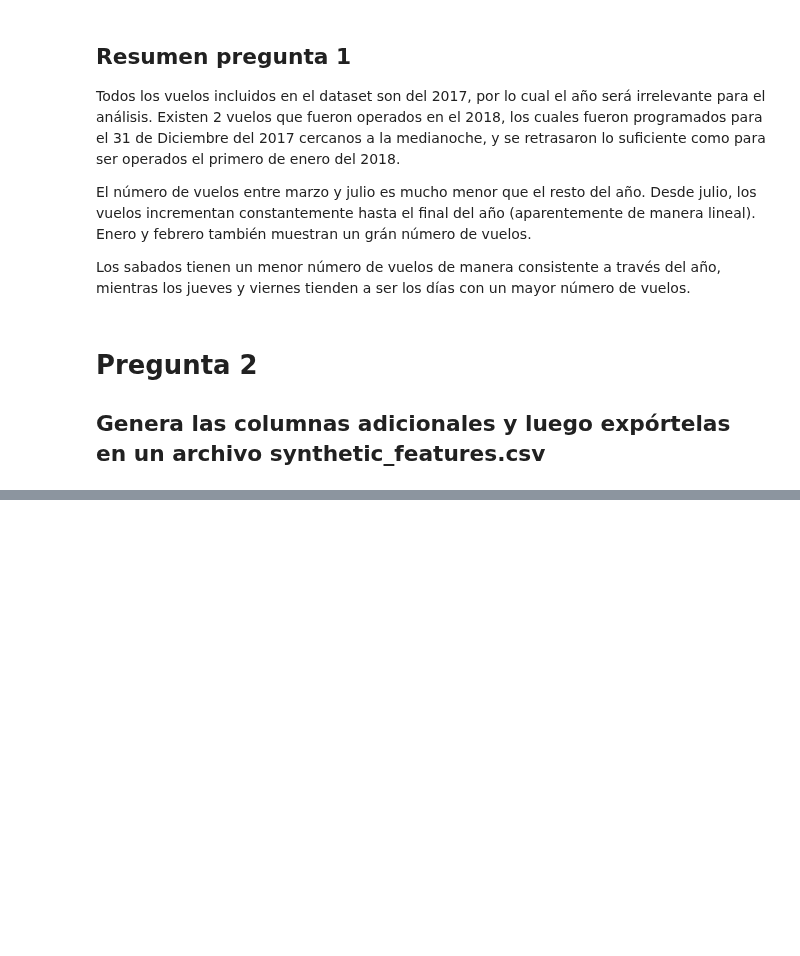
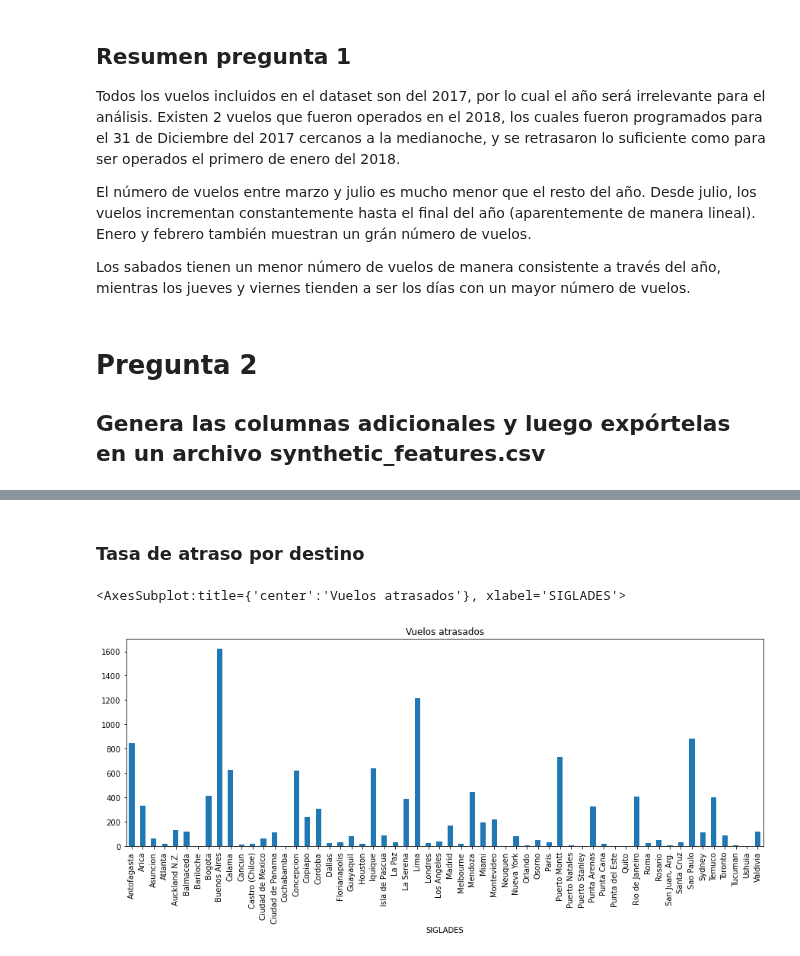
Before and after one commit to AndresFrancoG/desafioDSLatam, a Jupyter notebook: solution.ipynb, the cells around one changed output, grey strips where cells are left out. Saved outputs shown, nothing was run; the diff lists cells and outputs as text; code cells hidden in the pictures; blank space fills up the shorter version.

Commit message:
Calcula y grafica las tasas de retraso por destino y por aerolinea

```diff
--- a/solution.ipynb
+++ b/solution.ipynb
@@ -160,0 +164,23 @@ latamDF.to_csv('synthetic_features.csv')
+# %%
+#Generaré dos dataframes, uno con los vuelos atrasados y otro con los vuelos a tiempo.  Esto permitirá
+#calcular las tasas de atraso respectiva
+latamDFatrasado = latamDF.loc[latamDF['atraso_15']==1]
+latamDFatiempo = latamDF.loc[latamDF['atraso_15']==0]
+# %% [markdown]
+### Tasa de atraso por destino
+# %%
+#Tasa de atraso por destino
+
+#Cuenta los vuelos atrasados y los vuelos a tiempo, agrupados por destino
+destinoAtrasado = latamDFatrasado.groupby(['SIGLADES']).count().unstack(fill_value=0)['Fecha-I']
+destinoAtiempo = latamDFatiempo.groupby(['SIGLADES']).count().unstack(fill_value=0)['Fecha-I']
+
+#Calcula la tasa de atraso por destino y las organiza de manera descendiente
+destino_tasa_atraso = destinoAtrasado/(destinoAtrasado + destinoAtiempo)
+destino_tasa_atraso = destino_tasa_atraso.sort_values(ascending=False)
+# %%
+#Grafica los resultados
+destinoAtrasado.plot.bar(figsize=(15,5), title = 'Vuelos atrasados')
+# %% [output]
+<AxesSubplot:title={'center':'Vuelos atrasados'}, xlabel='SIGLADES'>
+[figure, added]
```
Also changed, not shown: parts of 10 cells of this notebook.
